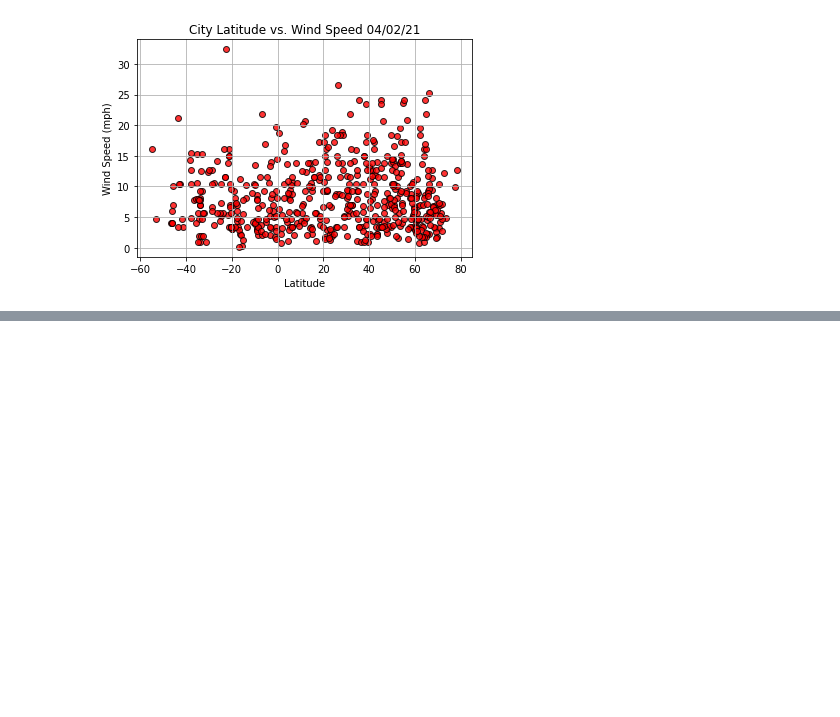
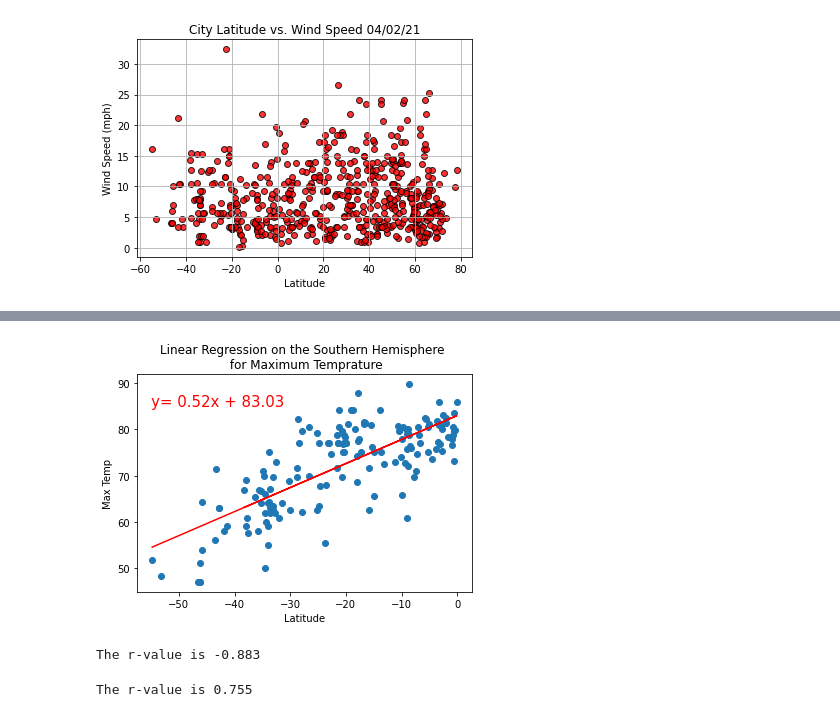
Before and after one commit to vanessamignelli/World_Weather_Analysis, a Jupyter notebook: WeatherPy.ipynb, the cells around one changed output, grey strips where cells are left out. Drawn from its saved outputs; the diff is of its cells as text; code cells hidden in the pictures; blank space fills up the shorter version.

```diff
--- a/WeatherPy.ipynb
+++ b/WeatherPy.ipynb
@@ -257,0 +307,4 @@ plt.show()
+# %%
+#create sourthern hemisphere dataframe
+southern_hemi_df = city_data_df.loc[(city_data_df["Lat"] < 0)]
+southern_hemi_df.head()
@@ -257,0 +327,19 @@ plt.show()
+# %%
+#linear regression on northern hemisphere
+x_values = southern_hemi_df["Lat"]
+y_values = southern_hemi_df["Max Temp"]
+
+#call the function
+plot_linear_regression(x_values, y_values, 'Linear Regression on the Southern Hemisphere \n for Maximum Temprature', 'Max Temp', (-55, 85))
+# %% [output]
+[figure, added]
+# %%
+(slope, intercept, r_value, p_value, stderr) = linregress(northern_hemi_df["Lat"], northern_hemi_df["Max Temp"])
+print(f"The r-value is {r_value:.3f}")
+# %% [output]
+The r-value is -0.883
+# %%
+(slope, intercept, r_value, p_value, stderr) = linregress(southern_hemi_df["Lat"], southern_hemi_df["Max Temp"])
+print(f"The r-value is {r_value:.3f}")
+# %% [output]
+The r-value is 0.755
```
Also changed, not shown: parts of 17 cells of this notebook.
